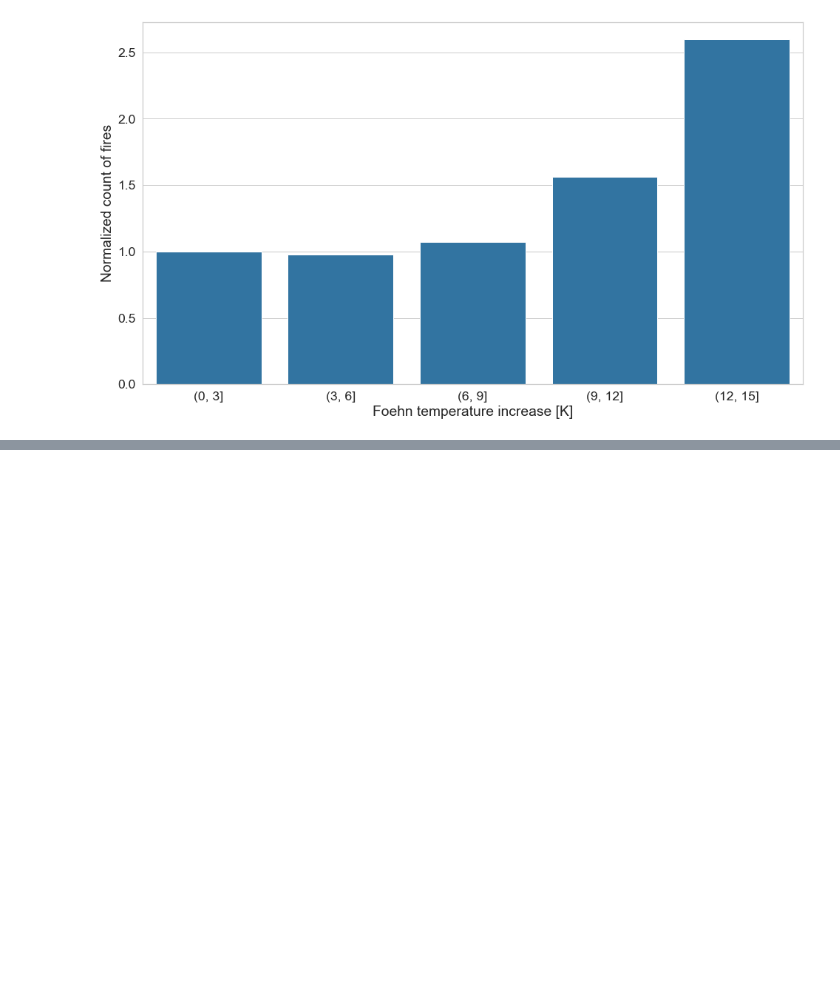
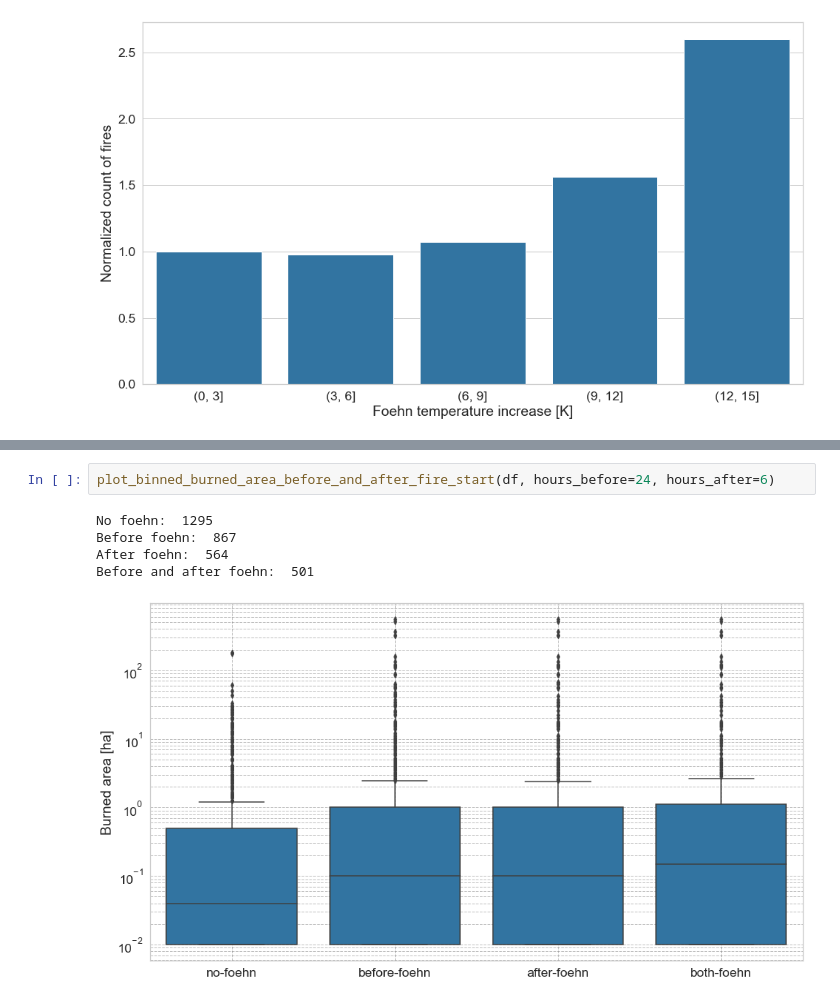
Before and after one commit to ch-mon/foehn-fire-impact, a Jupyter notebook: notebooks/data_exploration.ipynb, the cells around one changed output, grey strips where cells are left out. Saved outputs shown, nothing was run; the diff lists cells and outputs as text; blank space fills up the shorter version.

```diff
--- a/notebooks/data_exploration.ipynb
+++ b/notebooks/data_exploration.ipynb
@@ -190,0 +249,8 @@ for hour in [24,48]:
+# %%
+plot_binned_burned_area_before_and_after_fire_start(df, hours_before=24, hours_after=6)
+# %% [output]
+No foehn:  1295
+Before foehn:  867
+After foehn:  564
+Before and after foehn:  501
+[figure, added]
```
Also changed, not shown: parts of 7 cells of this notebook, 1 other file.
